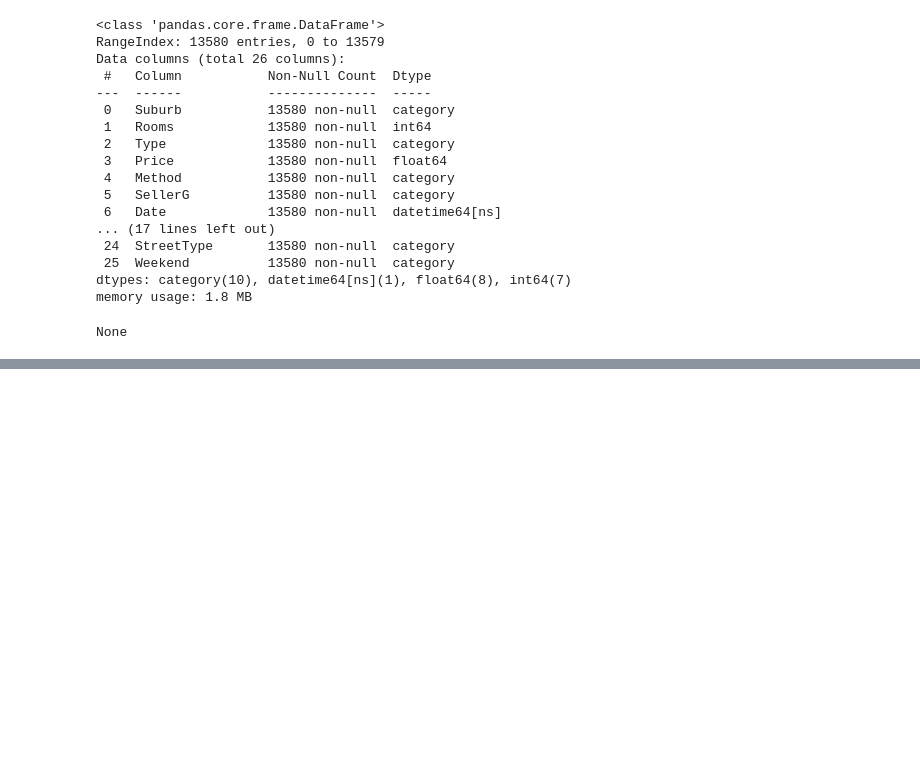
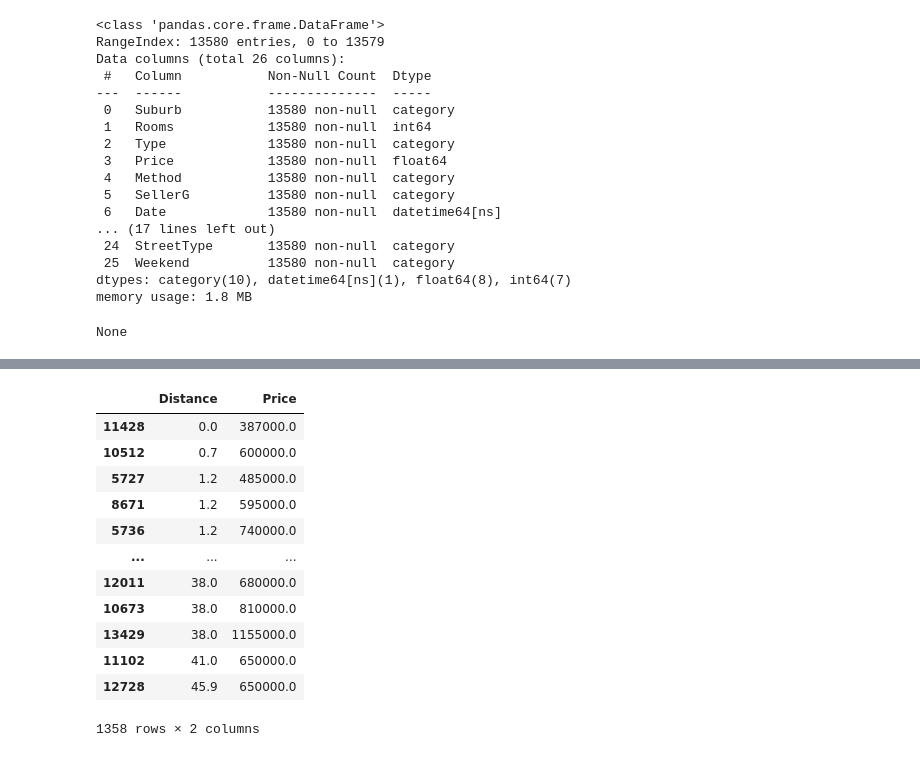
Before and after one commit to PavelALA/granit, a Jupyter notebook: DataScience/Блок1/Module Python12. Продвинутые методы работы с данными Pandas/Unit 2. Сортировка данных в DataFrame theory.ipynb, the cells around one changed output, grey strips where cells are left out. Drawn from its saved outputs; the diff is of its cells as text; code cells hidden in the pictures; blank space fills up the shorter version.

```diff
--- a/DataScience/Блок1/Module Python12. Продвинутые методы работы с данными Pandas/Unit 2. Сортировка данных в DataFrame theory.ipynb
+++ b/DataScience/Блок1/Module Python12. Продвинутые методы работы с данными Pandas/Unit 2. Сортировка данных в DataFrame theory.ipynb
@@ -112,0 +144,16 @@ None
+# %%
+melb_df.sort_values(by=['Distance','Price']).loc[::10,['Distance','Price']]
+# %% [output]
+|  | Distance | Price |
+| 11428 | 0.0 | 387000.0 |
+| 10512 | 0.7 | 600000.0 |
+| 5727 | 1.2 | 485000.0 |
+| 8671 | 1.2 | 595000.0 |
+| 5736 | 1.2 | 740000.0 |
+| ... | ... | ... |
+| 12011 | 38.0 | 680000.0 |
+| 10673 | 38.0 | 810000.0 |
+| 13429 | 38.0 | 1155000.0 |
+| 11102 | 41.0 | 650000.0 |
+| 12728 | 45.9 | 650000.0 |
+1358 rows × 2 columns
```
Also changed, not shown: parts of 5 cells of this notebook, 21 other files.
